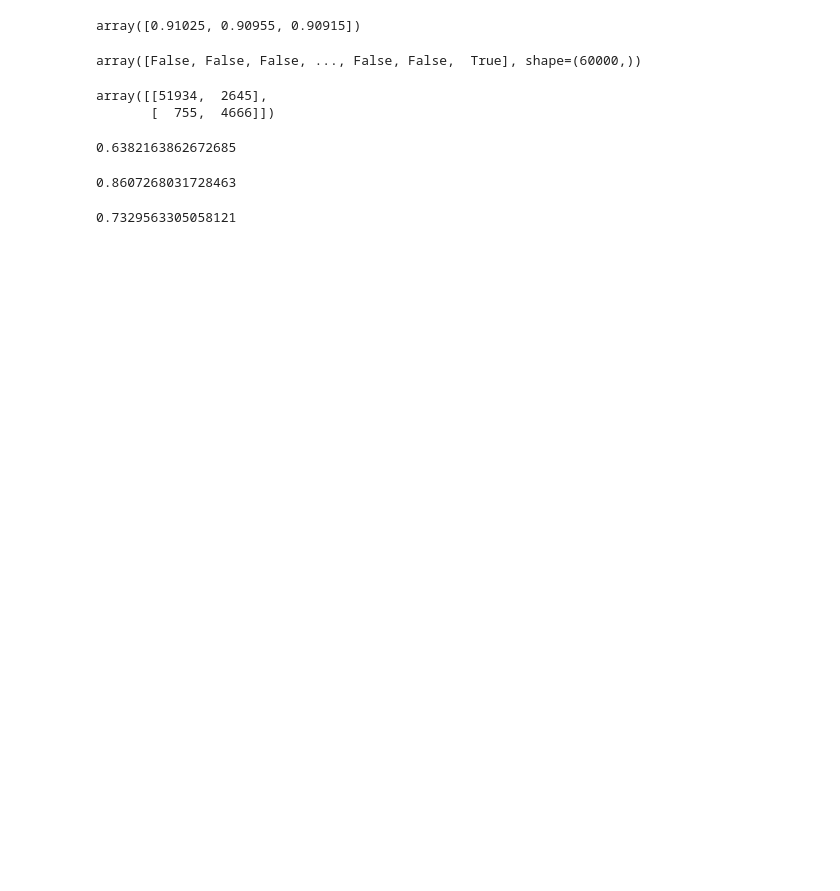
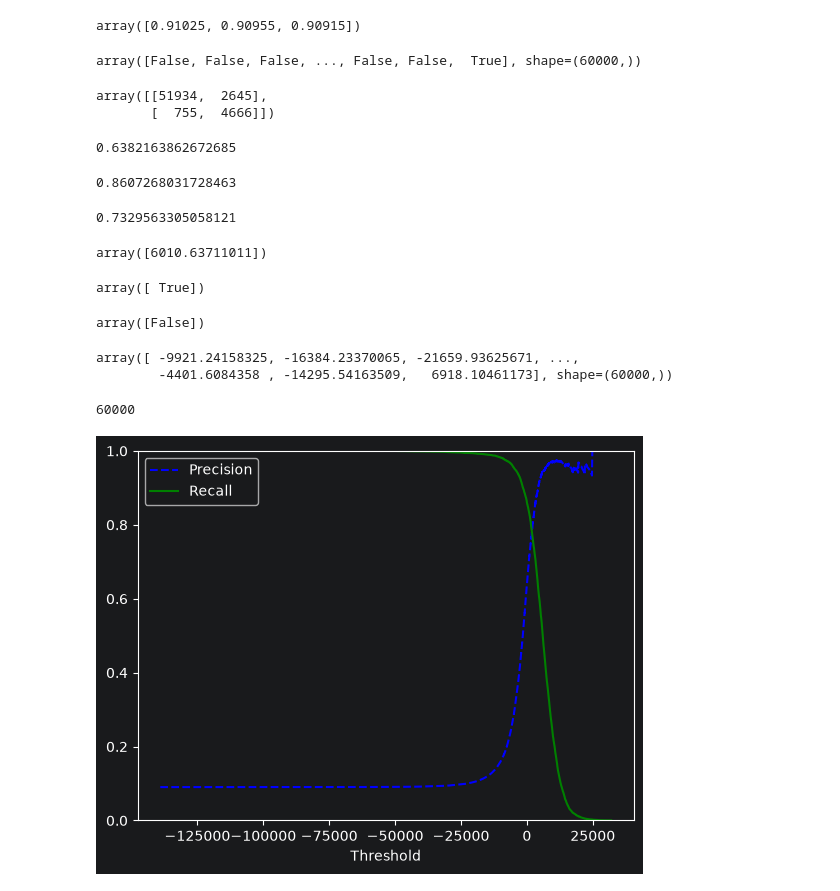
Before and after one commit to atharvapaudwal2006-collab/AIML_oreilly, a Jupyter notebook: classifiaction/mnist.ipynb, the cells around one changed output. Saved outputs shown, nothing was run; the diff lists cells and outputs as text; code cells hidden in the pictures; blank space fills up the shorter version.

```diff
--- a/classifiaction/mnist.ipynb
+++ b/classifiaction/mnist.ipynb
@@ -136,3 +136,52 @@ from sklearn.metrics import f1_score
 f1_score(y_train_5,y_train_pred)
 # %% [output]
 0.7329563305058121
+# %%
+# using decision function to understand threshold
+y_scores=sgd_clf.decision_function([some_digit])
+y_scores
+# %% [output]
+array([6010.63711011])
+# %%
+threshold=0
+y_some_digit_pred=(y_scores>threshold)
+y_some_digit_pred
+# %% [output]
+array([ True])
+# %%
+# changing threshold
+threshold=20000
+y_some_digit_pred=(y_scores>threshold)
+y_some_digit_pred
+# here after increasing the threshold precision increases recall decreases
+# %% [output]
+array([False])
+# %%
+y_scores=cross_val_predict(sgd_clf,X_train,y_train_5,cv=3,method="decision_function")
+y_scores
+# %% [output]
+array([ -9921.24158325, -16384.23370065, -21659.93625671, ...,
+        -4401.6084358 , -14295.54163509,   6918.10461173], shape=(60000,))
+# %%
+# plotting the recall and precision function
+from sklearn.metrics import precision_recall_curve
+precisions,recalls,threshold=precision_recall_curve(y_train_5,y_scores)
+# %% [output]
+60000
+# %%
+# creating fun to plot
+import seaborn as sns
+def plot_precision_recall_vs_threshold(precision,recall,threshold):
+    plt.plot(threshold,precision[:-1],"b--",label="Precision")
+    plt.plot(threshold,recall[:-1],"g-",label="Recall")
+    plt.xlabel("Threshold")
+    plt.legend()
+    plt.ylim([0,1])
+    plt.show()
+
+
+
+
+plot_precision_recall_vs_threshold(precisions,recalls,threshold)
+# %% [output]
+[figure, added]
```
Also changed, not shown: parts of 5 cells of this notebook.
